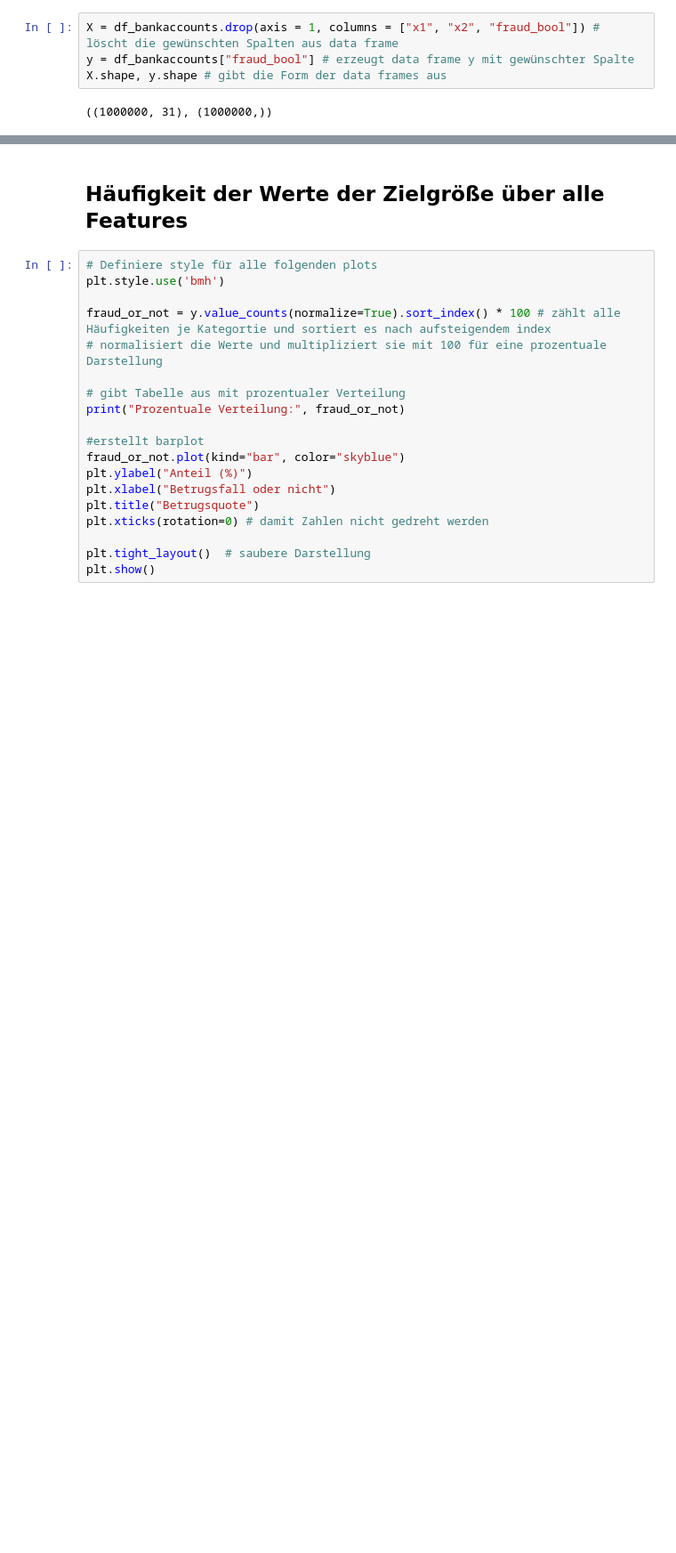
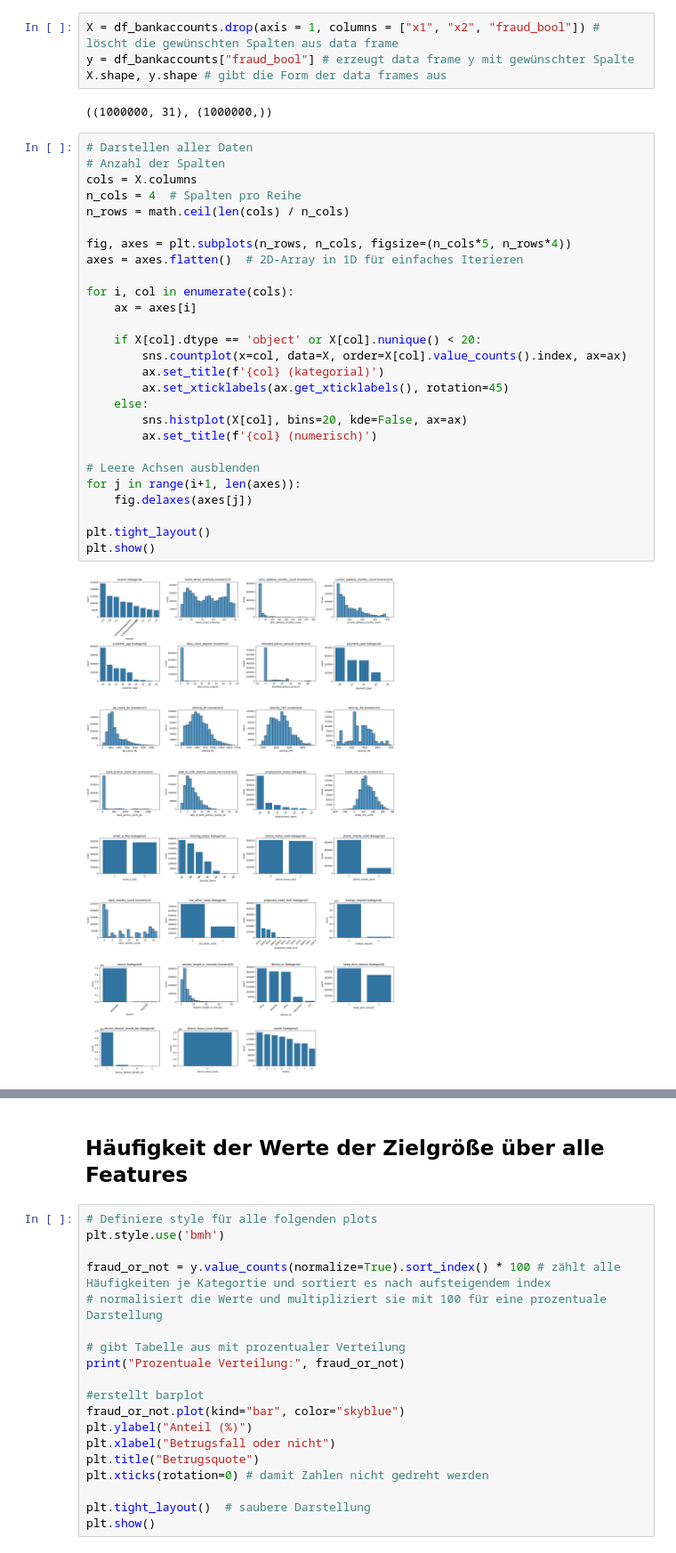
Before and after one commit to analytics-by-marc/Data-Science-Project-Bankaccount-Fraud-Aalen, a Jupyter notebook: notebooks/bankaccount_fraud.ipynb, the cells around one changed output, grey strips where cells are left out. Shown at 89% size. Cells and saved outputs as stored; diff of their text form; blank space fills up the shorter version.

```diff
--- a/notebooks/bankaccount_fraud.ipynb
+++ b/notebooks/bankaccount_fraud.ipynb
@@ -68,3 +75,32 @@ y = df_bankaccounts["fraud_bool"] # erzeugt data frame y mit gewünschter Spalte
 X.shape, y.shape # gibt die Form der data frames aus
 # %% [output]
 ((1000000, 31), (1000000,))
+# %%
+# Darstellen aller Daten
+# Anzahl der Spalten
+cols = X.columns
+n_cols = 4  # Spalten pro Reihe
+n_rows = math.ceil(len(cols) / n_cols)
+
+fig, axes = plt.subplots(n_rows, n_cols, figsize=(n_cols*5, n_rows*4))
+axes = axes.flatten()  # 2D-Array in 1D für einfaches Iterieren
+
+for i, col in enumerate(cols):
+    ax = axes[i]
+
+    if X[col].dtype == 'object' or X[col].nunique() < 20:
+        sns.countplot(x=col, data=X, order=X[col].value_counts().index, ax=ax)
+        ax.set_title(f'{col} (kategorial)')
+        ax.set_xticklabels(ax.get_xticklabels(), rotation=45)
+    else:
+        sns.histplot(X[col], bins=20, kde=False, ax=ax)
+        ax.set_title(f'{col} (numerisch)')
+
+# Leere Achsen ausblenden
+for j in range(i+1, len(axes)):
+    fig.delaxes(axes[j])
+
+plt.tight_layout()
+plt.show()
+# %% [output]
+[figure, added]
```
Also changed, not shown: parts of 20 cells of this notebook.
